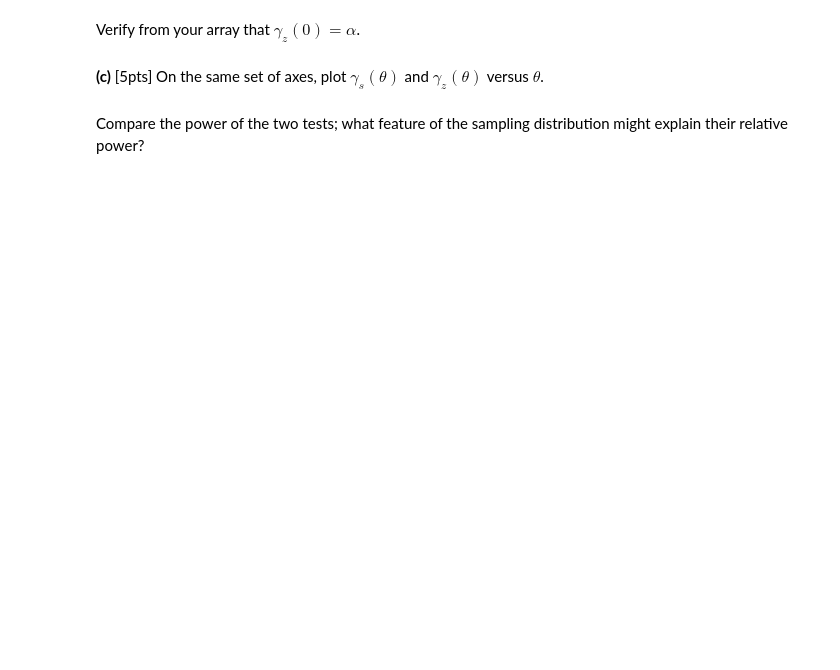
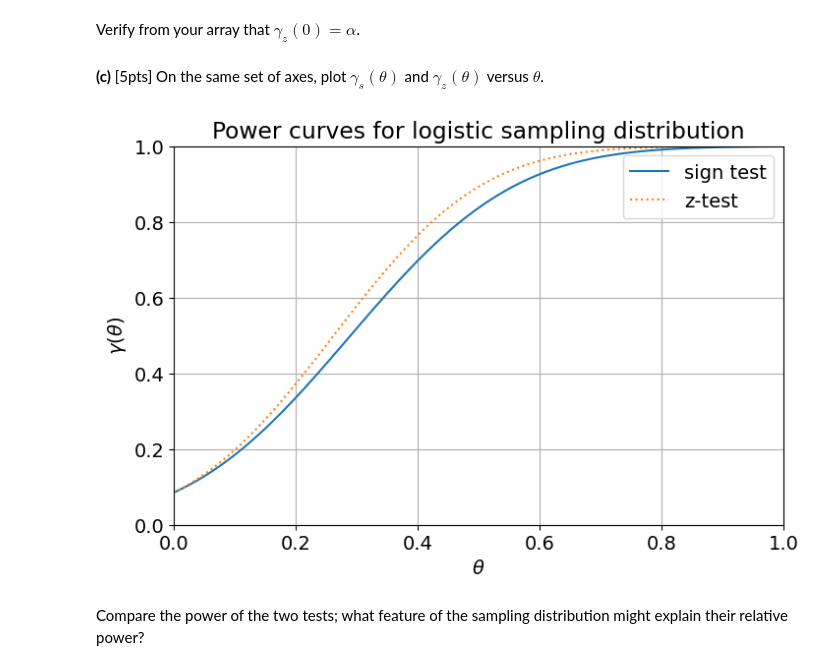
Before and after one commit to djm3622/stat345, a Jupyter notebook: Exam 01/prelim1_practice.ipynb, the cells around one changed output. Cells and saved outputs as stored; diff of their text form; code cells hidden in the pictures; blank space fills up the shorter version.

```diff
--- a/Exam 01/prelim1_practice.ipynb
+++ b/Exam 01/prelim1_practice.ipynb
@@ -68,3 +149,5 @@ $$n^{\text{crit}} = \boxed{\color{brown}{????}}$$
 $$\alpha = \boxed{\color{brown}{????}}$$
 # %% [markdown]
 **(c)** \[3pts\] Suppose the sample is drawn from a symmetric distribution with known standard deviation $\sigma$, and we define a test which rejects $H_0$ when $z=\frac{\overline{x}}{\sigma/\sqrt{n}}>z^{\text{crit}}$.  If we want this test to have the significance $\alpha$ calculated in part **(b)**, what is the threshold $z^{\text{crit}}$?  (The sampling distribution is not necessarily normal, but you may invoke the Central Limit Theorem.)
+# %%
+zcrit = stats.norm.isf(alpha); zcrit
@@ -114,5 +263,17 @@ Verify from your array that $\gamma_s(0)=\alpha$.
 Verify from your array that $\gamma_z(0)=\alpha$.
 # %% [markdown]
 **(c)** \[5pts\] On the same set of axes, plot $\gamma_s(\theta)$ and $\gamma_z(\theta)$ versus $\theta$.
+# %%
+plt.plot(theta_t,gammas_t,ls='-',label='sign test');
+plt.plot(theta_t,gammaz_t,ls=':',label=r'z-test');
+plt.legend(loc='best');
+plt.xlabel(r'$\theta$');
+plt.ylabel(r'$\gamma(\theta)$');
+plt.title('Power curves for logistic sampling distribution');
+plt.grid(True);
+plt.xlim(0,1.0);
+plt.ylim(0.0,1);
+# %% [output]
+[figure, added]
 # %% [markdown]
 Compare the power of the two tests; what feature of the sampling distribution might explain their relative power?
```
Also changed, not shown: parts of 35 cells of this notebook, 15 other files.
